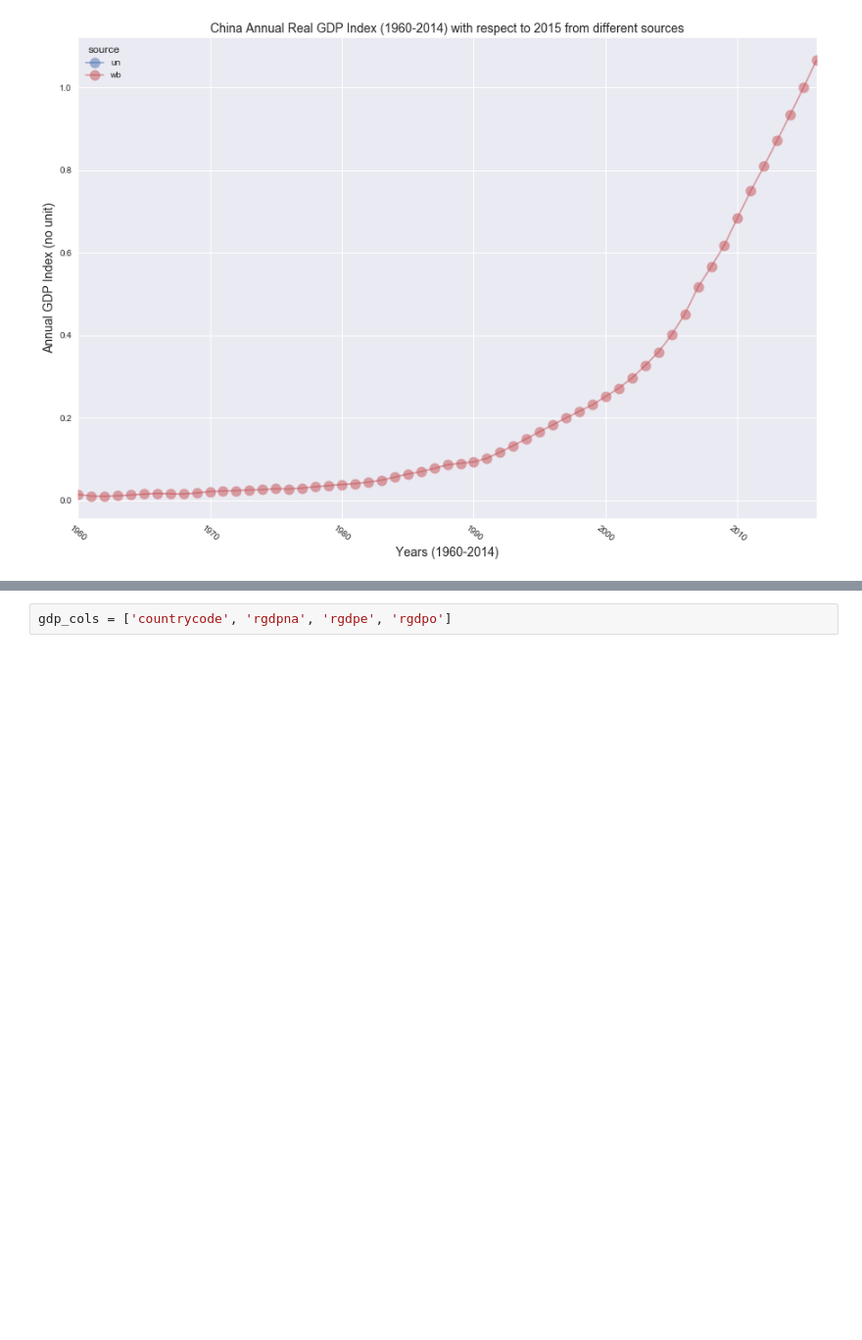
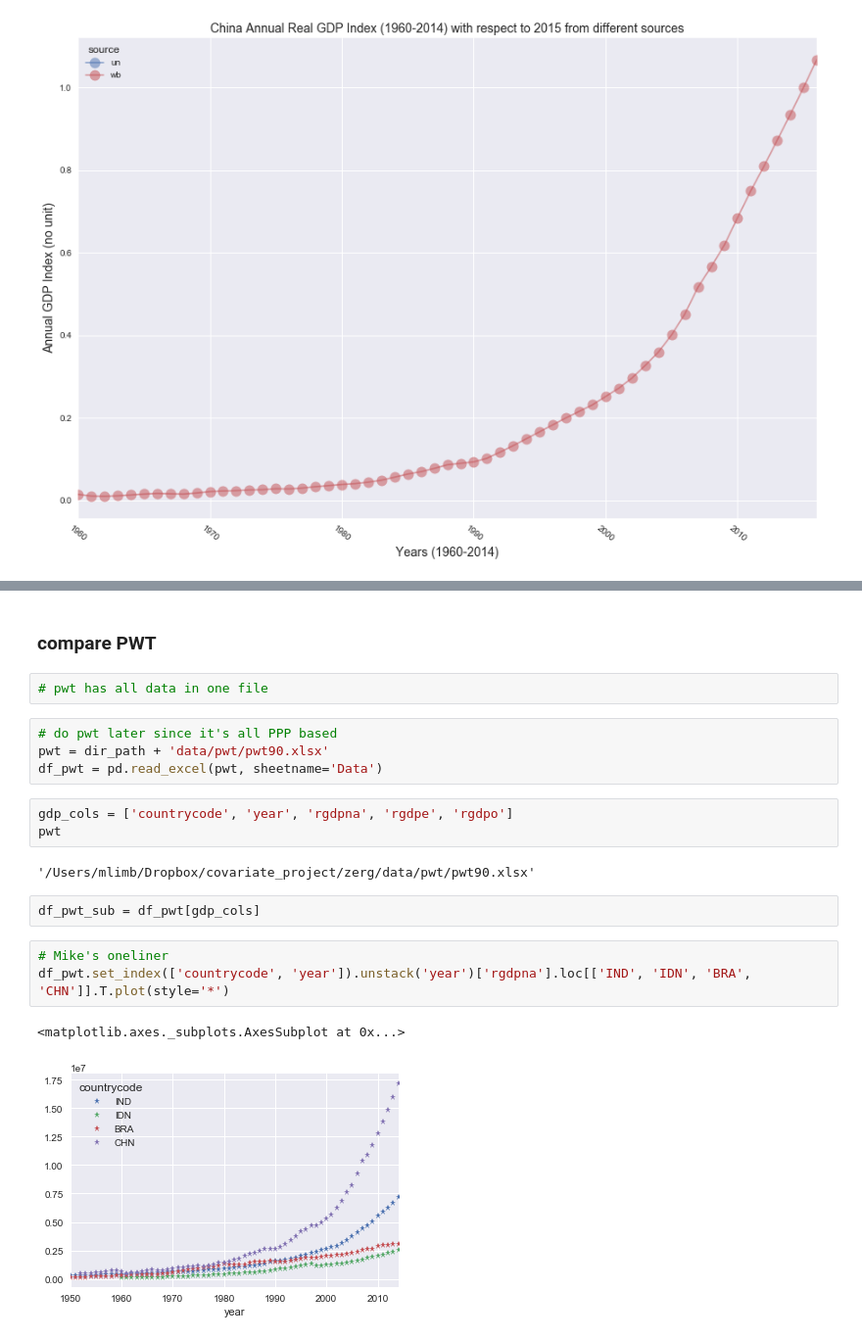
Before and after one commit to moonlimb/zerg, a Jupyter notebook: analysis/compare_gdp_data.ipynb, the cells around one changed output, grey strips where cells are left out. Shown at 98% size. Drawn from its saved outputs; the diff is of its cells as text; blank space fills up the shorter version.

Commit message:
compare pwt diff series

```diff
--- a/analysis/compare_gdp_data.ipynb
+++ b/analysis/compare_gdp_data.ipynb
@@ -608,2 +633,21 @@ label_axes(chn, xlab.format('1960-2014'),
+# %% [markdown]
+### compare PWT
+# %%
+# pwt has all data in one file
+# %%
+# do pwt later since it's all PPP based
+pwt = dir_path + 'data/pwt/pwt90.xlsx'
+df_pwt = pd.read_excel(pwt, sheetname='Data')
 # %%
-gdp_cols = ['countrycode', 'rgdpna', 'rgdpe', 'rgdpo']
+gdp_cols = ['countrycode', 'year', 'rgdpna', 'rgdpe', 'rgdpo']
+pwt
+# %% [output]
+'/Users/mlimb/Dropbox/covariate_project/zerg/data/pwt/pwt90.xlsx'
+# %%
+df_pwt_sub = df_pwt[gdp_cols]
+# %%
+# Mike's oneliner
+df_pwt.set_index(['countrycode', 'year']).unstack('year')['rgdpna'].loc[['IND', 'IDN', 'BRA', 'CHN']].T.plot(style='*')
+# %% [output]
+<matplotlib.axes._subplots.AxesSubplot at 0x...>
+[figure, added]
```
Also changed, not shown: parts of 23 cells of this notebook.
